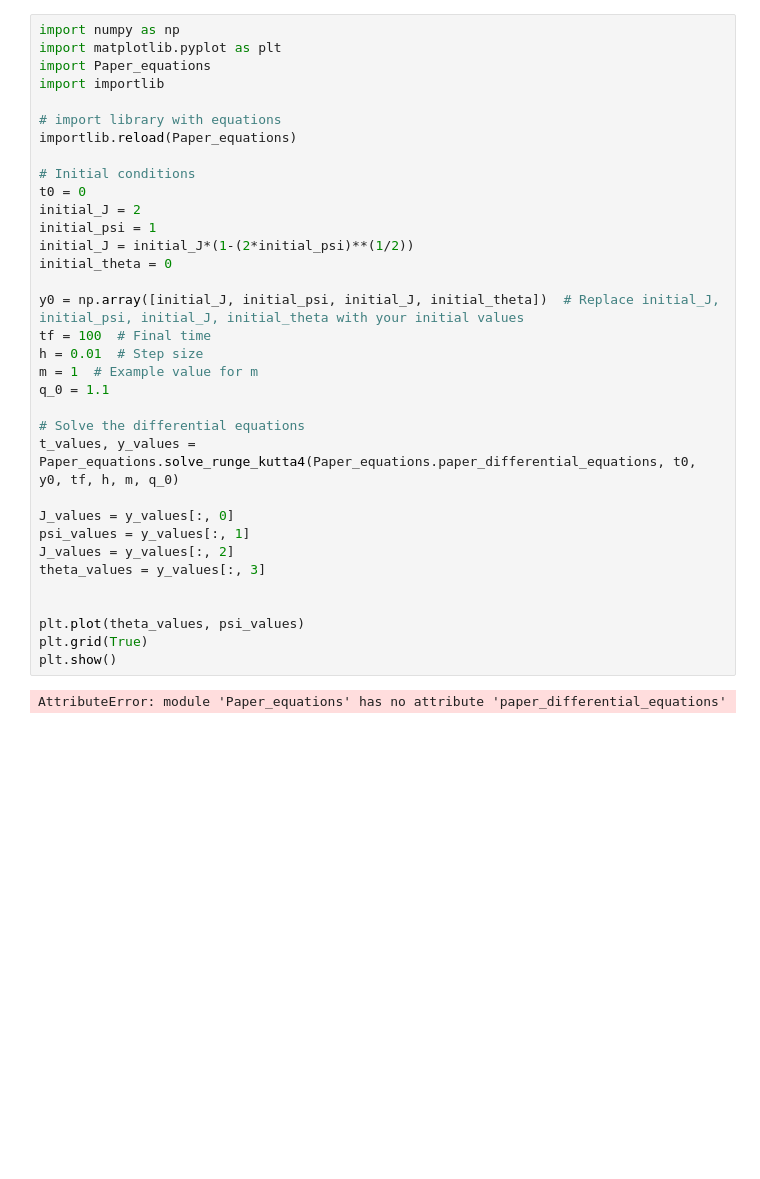
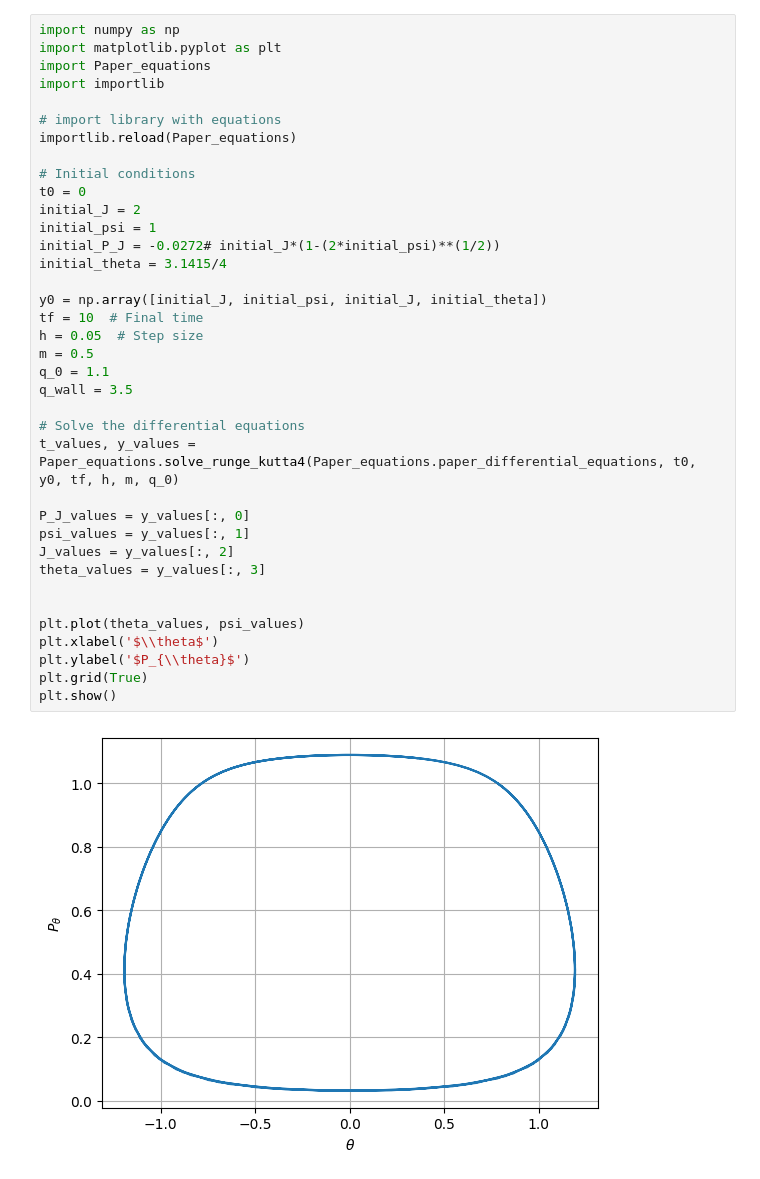
Before and after one commit to PlasmaPhy/Eq-of-motion, a Jupyter notebook: solve_paper_equations.ipynb, the cells around one changed output. Saved outputs shown, nothing was run; the diff lists cells and outputs as text; blank space fills up the shorter version.

Commit message:
Updated solve_paper_equations file

```diff
--- a/solve_paper_equations.ipynb
+++ b/solve_paper_equations.ipynb
@@ -1,36 +1,39 @@
 # %%
 import numpy as np
 import matplotlib.pyplot as plt
 import Paper_equations
 import importlib
 
 # import library with equations
 importlib.reload(Paper_equations)
 
 # Initial conditions
 t0 = 0
 initial_J = 2
 initial_psi = 1
-initial_J = initial_J*(1-(2*initial_psi)**(1/2))
-initial_theta = 0
+initial_P_J = -0.0272# initial_J*(1-(2*initial_psi)**(1/2))
+initial_theta = 3.1415/4
 
-y0 = np.array([initial_J, initial_psi, initial_J, initial_theta])  # Replace initial_J, initial_psi, initial_J, initial_theta with your initial values
-tf = 100  # Final time
-h = 0.01  # Step size
-m = 1  # Example value for m
+y0 = np.array([initial_J, initial_psi, initial_J, initial_theta])
+tf = 10  # Final time
+h = 0.05  # Step size
+m = 0.5
 q_0 = 1.1
+q_wall = 3.5
 
 # Solve the differential equations
 t_values, y_values = Paper_equations.solve_runge_kutta4(Paper_equations.paper_differential_equations, t0, y0, tf, h, m, q_0)
 
-J_values = y_values[:, 0]
+P_J_values = y_values[:, 0]
 psi_values = y_values[:, 1]
 J_values = y_values[:, 2]
 theta_values = y_values[:, 3]
 
 
 plt.plot(theta_values, psi_values)
+plt.xlabel('$\\theta$')
+plt.ylabel('$P_{\\theta}$')
 plt.grid(True)
 plt.show()
 # %% [output]
-AttributeError: module 'Paper_equations' has no attribute 'paper_differential_equations'
+[figure, added]
```
Also changed, not shown: parts of 2 cells of this notebook.
